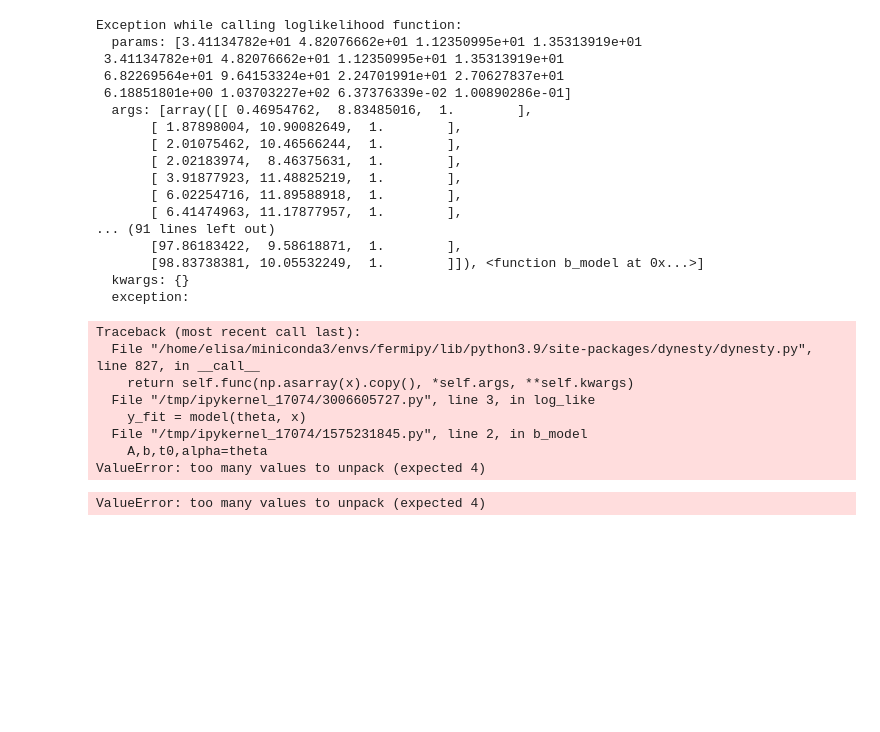
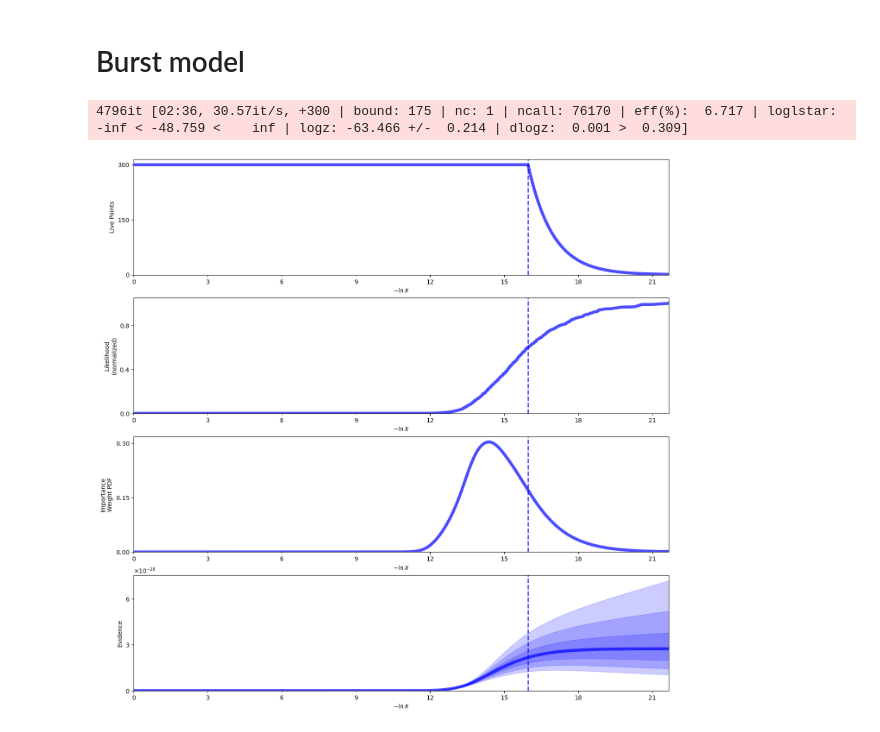
Before and after one commit to ebianchi803/astrostatistics_bicocca_2026, a Jupyter notebook: working/L12.ipynb, the cells around one changed output. Cells and saved outputs as stored; diff of their text form; code cells hidden in the pictures; blank space fills up the shorter version.

```diff
--- a/working/L12.ipynb
+++ b/working/L12.ipynb
@@ -38,16 +43,23 @@ lnorm = -0.5 * (np.log(2 * np.pi) * ndim +
 # %%
-def log_like(theta, data, model=b_model):
+def loglike(theta, data, model):
     x, y, sigma_y = data.T
-    y_fit = model(theta, x)
+    if model =='burst':
+        y_fit = burst(theta, x)
+    elif model == 'gprofile':
+        y_fit = gprofile(theta, x)
+
     return -0.5 * np.sum((y-y_fit)**2 / sigma_y**2 )
 
-# Define our uniform prior.
-def ptform(u):
-    """Transforms samples `u` drawn from the unit cube to samples to those
-    from our uniform prior within [-10., 10.) for each variable."""
-    u_rescaled = []
-    u_rescaled = np.append( u_rescaled, 50. * ( u ) )
-    u_rescaled = np.append( u_rescaled, 50. * ( u ) )
-    u_rescaled = np.append( u_rescaled, 100. * ( u ) )
-    u_rescaled = np.append( u_rescaled, np.exp( 5 * (2. * u - 1.) ) )
-    return u_rescaled
+
+def ptform(u,model):
+    x = np.array(u)  # copy u
+
+    x[0] = scipy.stats.uniform(loc=Amin,scale=Amax-Amin).ppf(u[0])
+    x[1] = scipy.stats.uniform(loc=bmin,scale=bmax-bmin).ppf(u[1])
+    x[2] = scipy.stats.uniform(loc=t0min,scale=t0max-t0min).ppf(u[2])
+
+    if model =='burst':
+        x[3] = scipy.stats.loguniform.ppf(u[3],alphamin,alphamax)
+    elif model =='gprofile':
+        x[3] = scipy.stats.loguniform.ppf(u[3],sigmaWmin,sigmaWmax)
+    return x
@@ -54,31 +70,17 @@ def ptform(u):
+# %% [markdown]
+# Burst model
 # %%
-sampler = dynesty.NestedSampler(log_like, ptform, ndim, logl_args=[data, b_model])
-sampler.run_nested()
-sresults = sampler.results
+with warnings.catch_warnings():
+    # Those warnings come from regions where the likelihood is ~zero
+    warnings.simplefilter("ignore", category=RuntimeWarning)
+
+    # Define and run sampler
+    sampler = dynesty.NestedSampler(loglike, ptform, ndim,logl_args=[data,'burst'],ptform_args=['burst'],nlive=300)
+    sampler.run_nested()
+    sresults = sampler.results
 # %% [output]
-Exception while calling loglikelihood function:
-  params: [3.41134782e+01 4.82076662e+01 1.12350995e+01 1.35313919e+01
- 3.41134782e+01 4.82076662e+01 1.12350995e+01 1.35313919e+01
- 6.82269564e+01 9.64153324e+01 2.24701991e+01 2.70627837e+01
- 6.18851801e+00 1.03703227e+02 6.37376339e-02 1.00890286e-01]
-  args: [array([[ 0.46954762,  8.83485016,  1.        ],
-       [ 1.87898004, 10.90082649,  1.        ],
-       [ 2.01075462, 10.46566244,  1.        ],
-       [ 2.02183974,  8.46375631,  1.        ],
-       [ 3.91877923, 11.48825219,  1.        ],
-       [ 6.02254716, 11.89588918,  1.        ],
-       [ 6.41474963, 11.17877957,  1.        ],
-... (91 lines left out)
-       [97.86183422,  9.58618871,  1.        ],
-       [98.83738381, 10.05532249,  1.        ]]), <function b_model at 0x...>]
-  kwargs: {}
-  exception:
+4796it [02:36, 30.57it/s, +300 | bound: 175 | nc: 1 | ncall: 76170 | eff(%):  6.717 | loglstar:   -inf < -48.759 <    inf | logz: -63.466 +/-  0.214 | dlogz:  0.001 >  0.309]
-Traceback (most recent call last):
-  File "/home/elisa/miniconda3/envs/fermipy/lib/python3.9/site-packages/dynesty/dynesty.py", line 827, in __call__
-    return self.func(np.asarray(x).copy(), *self.args, **self.kwargs)
-  File "/tmp/ipykernel_17074/3006605727.py", line 3, in log_like
-    y_fit = model(theta, x)
-  File "/tmp/ipykernel_17074/1575231845.py", line 2, in b_model
-    A,b,t0,alpha=theta
-ValueError: too many values to unpack (expected 4)
-ValueError: too many values to unpack (expected 4)
+# %%
+rfig, raxes = dyplot.runplot(sresults)
+# %% [output]
+[figure, added]
```
Also changed, not shown: parts of 17 cells of this notebook.
